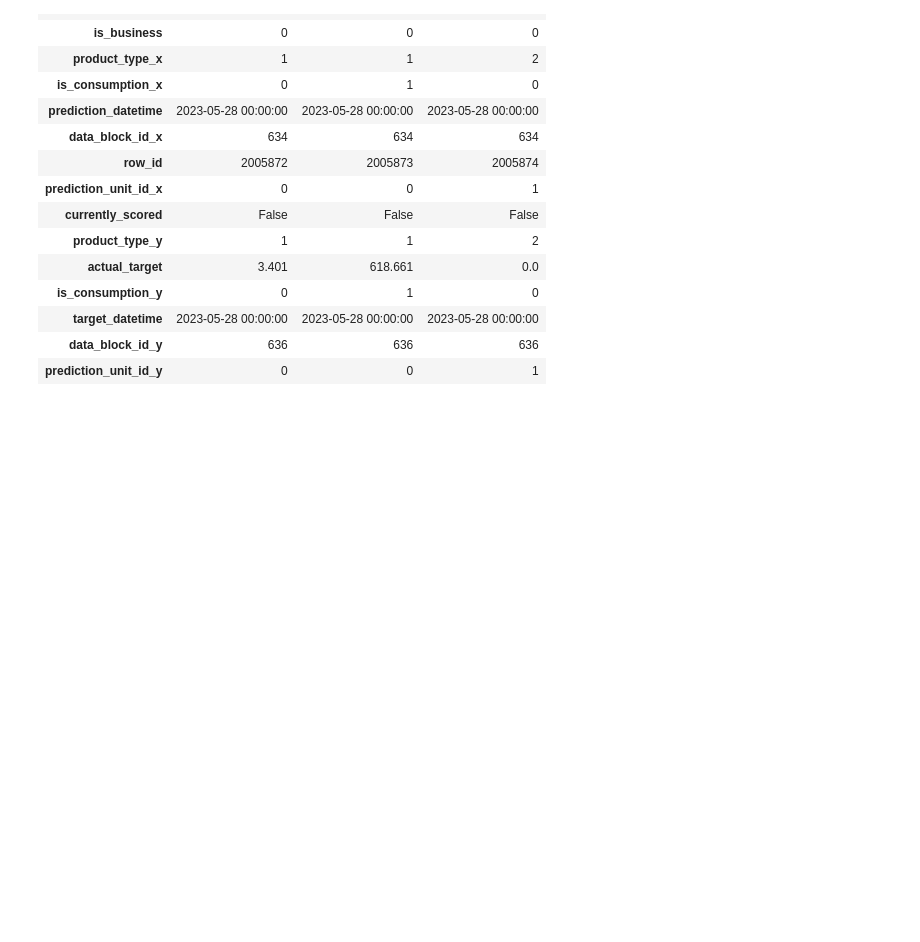
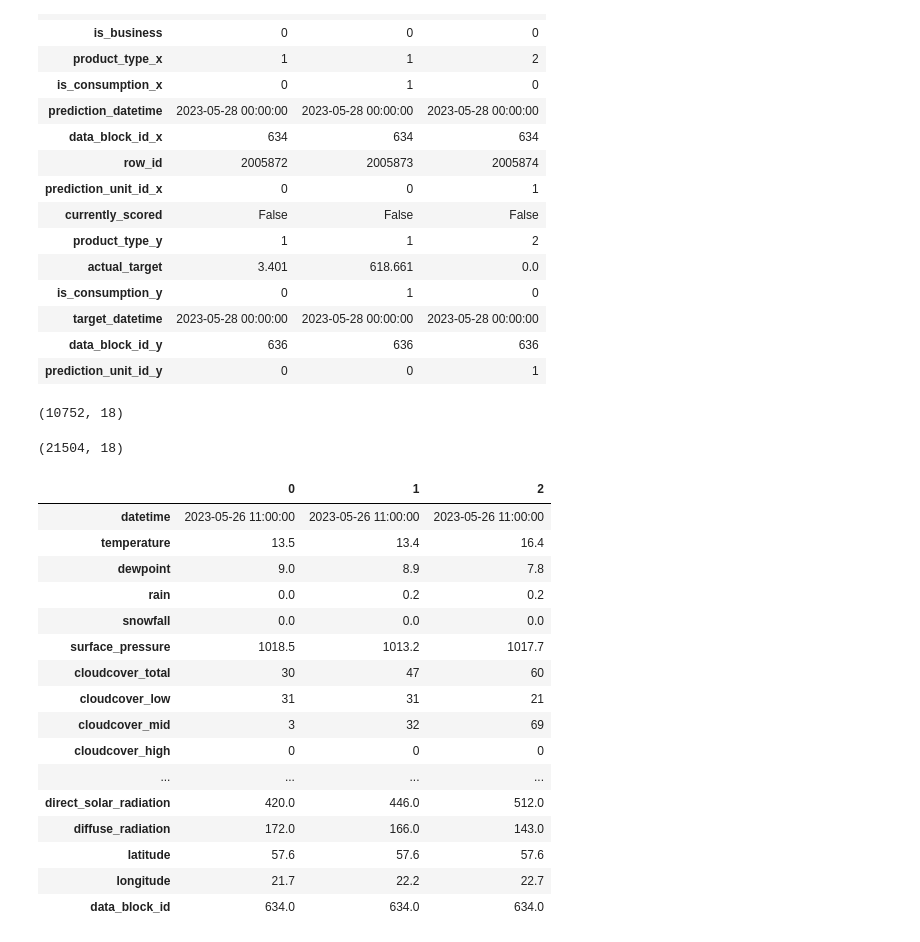
Before and after one commit to carlos-alves-one/Energy-Forecast, a Jupyter notebook: datasets_merge_V2.ipynb, the cells around one changed output. Drawn from its saved outputs; the diff is of its cells as text; code cells hidden in the pictures; blank space fills up the shorter version.

```diff
--- a/datasets_merge_V2.ipynb
+++ b/datasets_merge_V2.ipynb
@@ -116,3 +116,31 @@ data.head(3).T
 | target_datetime | 2023-05-28 00:00:00 | 2023-05-28 00:00:00 | 2023-05-28 00:00:00 |
 | data_block_id_y | 636 | 636 | 636 |
 | prediction_unit_id_y | 0 | 0 | 1 |
+# %%
+historical.shape
+# %% [output]
+(10752, 18)
+# %%
+forecast.shape
+# %% [output]
+(21504, 18)
+# %%
+historical.head(3).T
+# %% [output]
+|  | 0 | 1 | 2 |
+| datetime | 2023-05-26 11:00:00 | 2023-05-26 11:00:00 | 2023-05-26 11:00:00 |
+| temperature | 13.5 | 13.4 | 16.4 |
+| dewpoint | 9.0 | 8.9 | 7.8 |
+| rain | 0.0 | 0.2 | 0.2 |
+| snowfall | 0.0 | 0.0 | 0.0 |
+| surface_pressure | 1018.5 | 1013.2 | 1017.7 |
+| cloudcover_total | 30 | 47 | 60 |
+| cloudcover_low | 31 | 31 | 21 |
+| cloudcover_mid | 3 | 32 | 69 |
+| cloudcover_high | 0 | 0 | 0 |
+| ... | ... | ... | ... |
+| direct_solar_radiation | 420.0 | 446.0 | 512.0 |
+| diffuse_radiation | 172.0 | 166.0 | 143.0 |
+| latitude | 57.6 | 57.6 | 57.6 |
+| longitude | 21.7 | 22.2 | 22.7 |
+| data_block_id | 634.0 | 634.0 | 634.0 |
```
Also changed, not shown: parts of 1 cell of this notebook.
